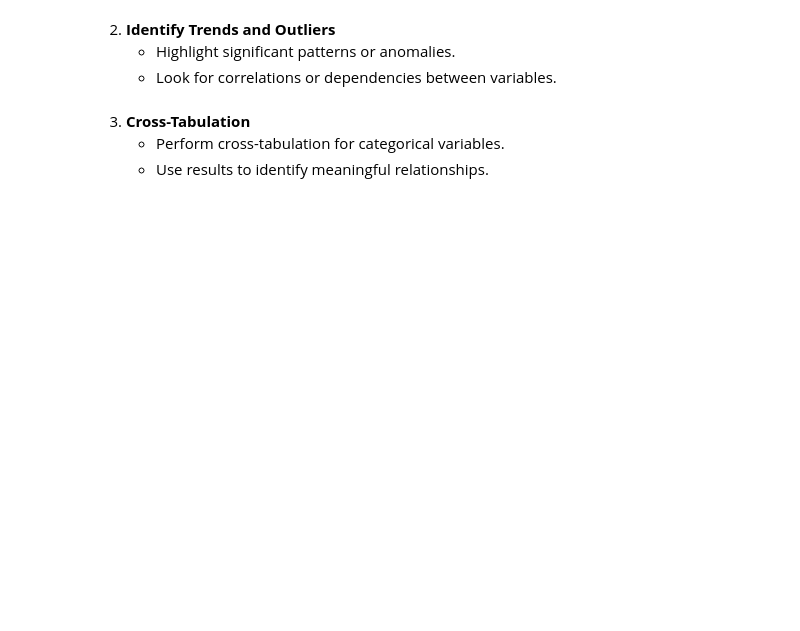
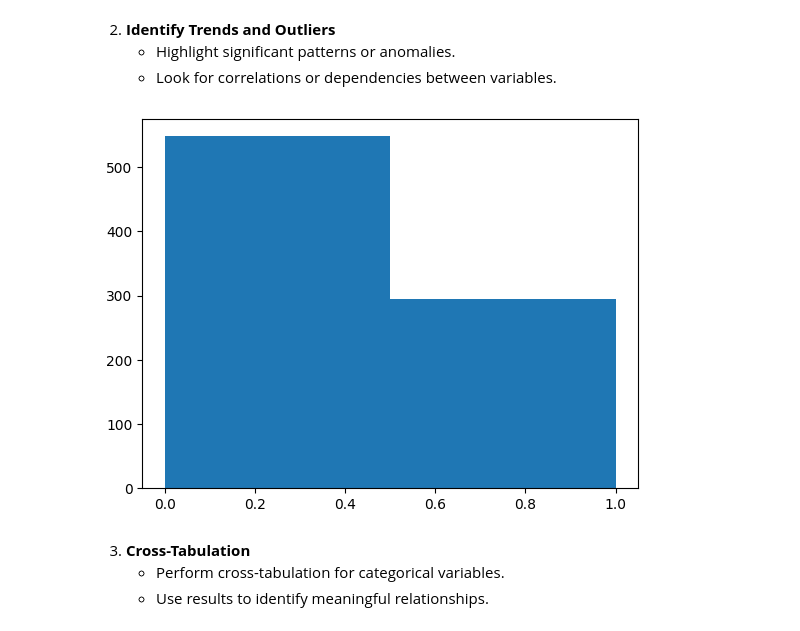
Before and after one commit to WillDBM/DATA102---Student-Stress-Group-Project, a Jupyter notebook: Dataset_2/A3.2 Notebook.ipynb, the cells around one changed output. Drawn from its saved outputs; the diff is of its cells as text; code cells hidden in the pictures; blank space fills up the shorter version.

Commit message:
A3.2 Code/Visualization done

```diff
--- a/Dataset_2/A3.2 Notebook.ipynb
+++ b/Dataset_2/A3.2 Notebook.ipynb
@@ -23,9 +23,18 @@ The goal is to enhance your understanding of data science concepts and to develo
 import pandas as pd
 import numpy as np
 import matplotlib.pyplot as plt
+import seaborn as sns
+import scipy.stats as stats
+import statsmodels.api as sm
 
 # Load Data
 stress_data = pd.read_csv('Stress_Dataset.csv')
+stress_data['Which type of stress do you primarily experience?'] = (
+    stress_data['Which type of stress do you primarily experience?']
+    .str.split('-')
+    .str[0]
+    .str.strip()
+)
 stress_data.head()
 # %% [output]
 |  | Gender | Age | Have you recently experienced str... | Have you noticed a rapid heartbea... | Have you been dealing with anxiet... | ... |
@@ -58,3 +87,9 @@ stress_data.describe()
 2. **Identify Trends and Outliers**
    - Highlight significant patterns or anomalies.
    - Look for correlations or dependencies between variables.
+# %%
+# 0 is male, 1 is female
+plt.hist(stress_data['Gender'], bins=2)
+plt.show()
+# %% [output]
+[figure, added]
```
Also changed, not shown: parts of 9 cells of this notebook.
